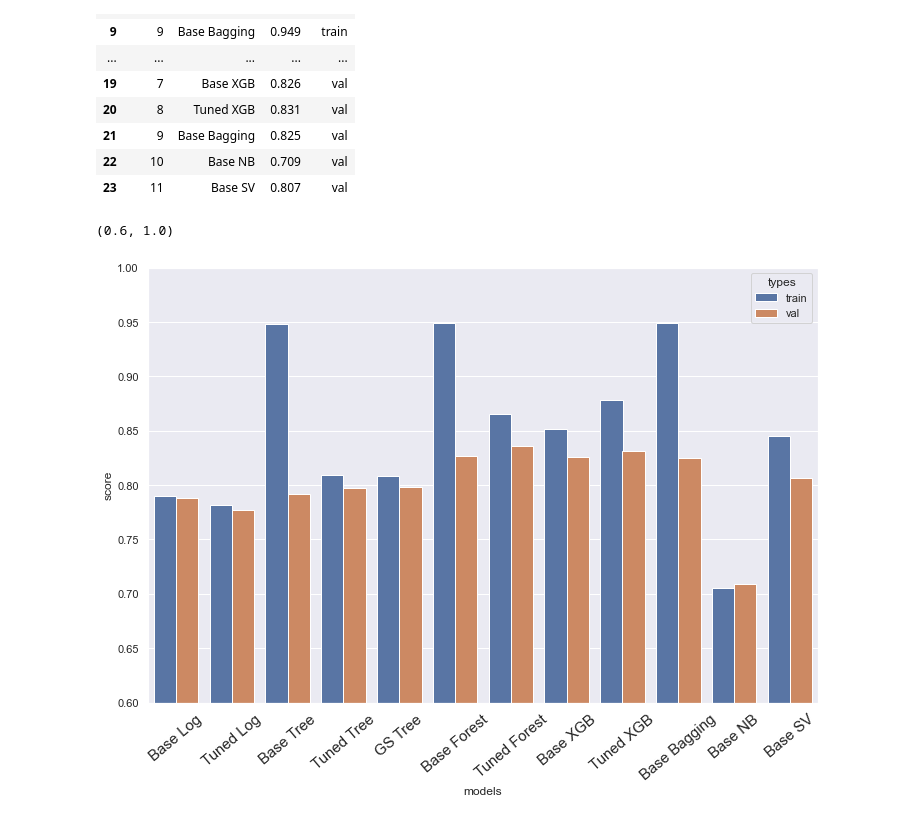
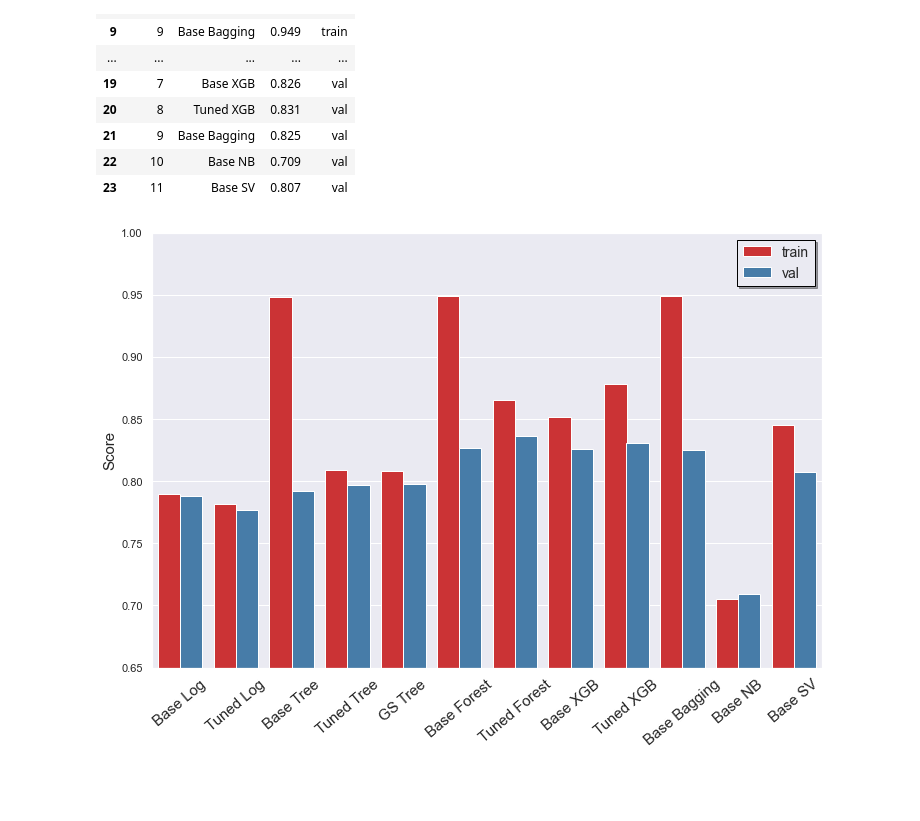
Before and after one commit to Robertoliver2000/TanzaniaWaterProject, a Jupyter notebook: notebooks/exploratory/killian_notebooks/killian_notebook.ipynb, the cells around one changed output. Saved outputs shown, nothing was run; the diff lists cells and outputs as text; code cells hidden in the pictures; blank space fills up the shorter version.

```diff
--- a/notebooks/exploratory/killian_notebooks/killian_notebook.ipynb
+++ b/notebooks/exploratory/killian_notebooks/killian_notebook.ipynb
@@ -460,11 +464,13 @@ score_df
 # %%
 fig, ax = plt.subplots(figsize = (12,8))
 
-sns.barplot(data = score_df, x = 'models', y = 'score', hue = 'types');
+sns.barplot(data = score_df, x = 'models', y = 'score', hue = 'types', palette = 'Set1');
 
 ax.set_xticklabels(list_of_models)
 ax.tick_params(axis='x', labelsize = 15, labelrotation=40)
-plt.ylim(.6, 1)
+ax.set_ylabel('Score', fontsize=15)
+ax.set_xlabel('')
+plt.ylim(.65, 1)
+plt.legend(fancybox=False, fontsize=14, shadow=True, edgecolor='black');
 # %% [output]
-(0.6, 1.0)
-[figure, old version]
+[figure, new version]
```
Also changed, not shown: parts of 5 cells of this notebook, 1 other file.
